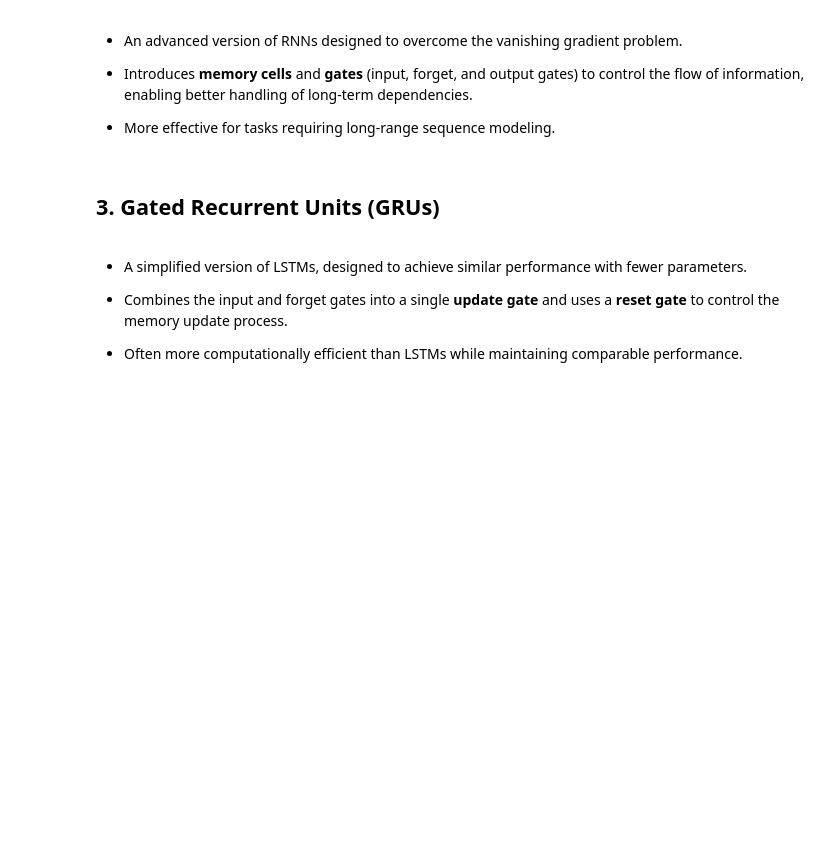
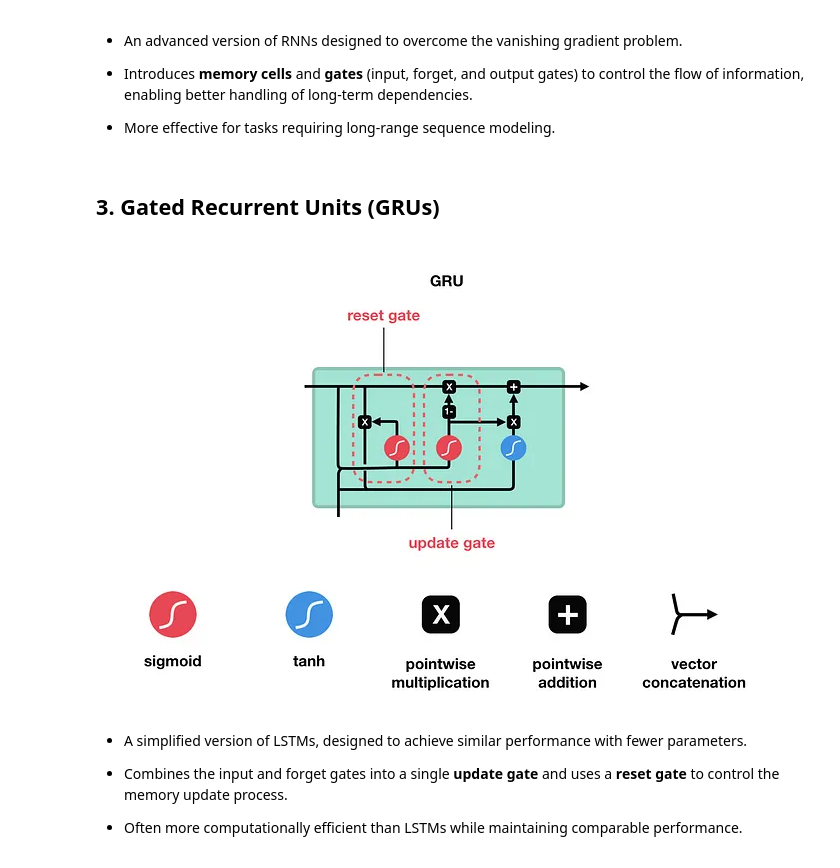
Before and after one commit to ancilcleetus/Multimodal_AI_Project_01_NeuraVisionLLM, a Jupyter notebook: notebooks/Evolution.ipynb, the cells around one changed output. Saved outputs shown, nothing was run; the diff lists cells and outputs as text; code cells hidden in the pictures; blank space fills up the shorter version.

```diff
--- a/notebooks/Evolution.ipynb
+++ b/notebooks/Evolution.ipynb
@@ -65,6 +79,13 @@ display.Image("data/images/Evolution-01.jpg")
 - More effective for tasks requiring long-range sequence modeling.
 # %% [markdown]
 ## 3. Gated Recurrent Units (GRUs)
+# %%
+# Gated Recurrent Units (GRUs)
+
+from IPython import display
+display.Image("data/images/Evolution-04.png")
+# %% [output]
+[figure, added]
 # %% [markdown]
 - A simplified version of LSTMs, designed to achieve similar performance with fewer parameters.
 
```
Also changed, not shown: parts of 6 cells of this notebook, 3 other files.
